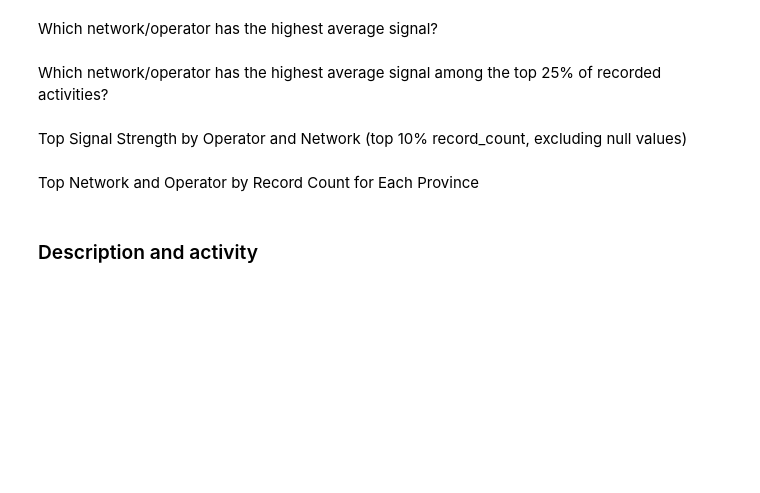
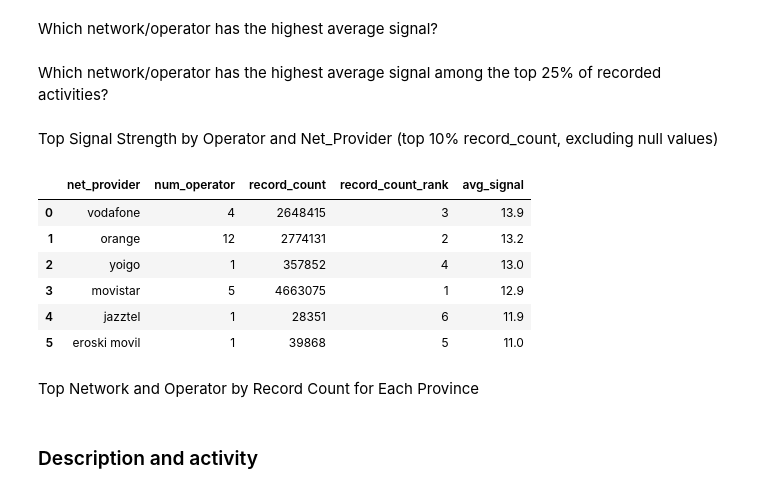
Before and after one commit to alleida23/Catalonian_Mobile_Coverage_2015_2017, a Jupyter notebook: 3. Mastering SQL Queries with BigQuery - Data Exploration and Analysis.ipynb, the cells around one changed output. Cells and saved outputs as stored; diff of their text form; code cells hidden in the pictures; blank space fills up the shorter version.

```diff
--- a/3. Mastering SQL Queries with BigQuery - Data Exploration and Analysis.ipynb
+++ b/3. Mastering SQL Queries with BigQuery - Data Exploration and Analysis.ipynb
@@ -1671,7 +1618,7 @@ max_avg_netw_signal_row = top_25_percentile.loc[top_25_percentile['avg_netw_sign
 # Display the row with the maximum "avg_netw_signal"
 max_avg_netw_signal_row
 # %% [markdown]
-Top Signal Strength by Operator and Network (top 10% record_count, excluding null values)
+Top Signal Strength by Operator and Net_Provider (top 10% record_count, excluding null values)
 # %%
 # SQL query: Top Signal Strength by Operator and Network (top 10% record_count, excluding null values)
 query = f"""
@@ -1679,7 +1626,7 @@ WITH Top10Percent AS (
 
   # Subquery to prepare data to calculate the number of operators for each network
   SELECT
-    network,
+    net_provider,
     num_operator,
     record_count,
     RANK() OVER (ORDER BY record_count DESC) AS record_count_rank,
@@ -1687,39 +1634,47 @@ WITH Top10Percent AS (
     quartile
   FROM (
     SELECT
-      LOWER(network) AS network,
+      LOWER(net_provider) AS net_provider,
 
       # Calculate the number of distinct operators for each network
       COUNT(DISTINCT LOWER(operator)) AS num_operator,
 
       COUNT(*) AS record_count,
       ROUND(AVG(signal), 1) AS avg_signal,
       NTILE(10) OVER (ORDER BY COUNT(*) DESC) AS quartile
     FROM
       `{mobile_data_cleaned}`
     WHERE
 
     # Exclude rows with network 'null' (stored as string)
-      network != 'null'
+      net_provider != 'null'
     GROUP BY 1
   )
 )
 
 SELECT
-  network,
+  net_provider,
   num_operator,
   record_count,
   record_count_rank,
   avg_signal
 FROM
   Top10Percent
 WHERE
   quartile = 1
 ORDER BY
   avg_signal DESC;
     """
 # Execute the query
 query_df(query)
+# %% [output]
+|  | net_provider | num_operator | record_count | record_count_rank | avg_signal |
+| 0 | vodafone | 4 | 2648415 | 3 | 13.9 |
+| 1 | orange | 12 | 2774131 | 2 | 13.2 |
+| 2 | yoigo | 1 | 357852 | 4 | 13.0 |
+| 3 | movistar | 5 | 4663075 | 1 | 12.9 |
+| 4 | jazztel | 1 | 28351 | 6 | 11.9 |
+| 5 | eroski movil | 1 | 39868 | 5 | 11.0 |
 # %% [markdown]
 Top Network and Operator by Record Count for Each Province
 # %%
```
Also changed, not shown: parts of 25 cells of this notebook.
